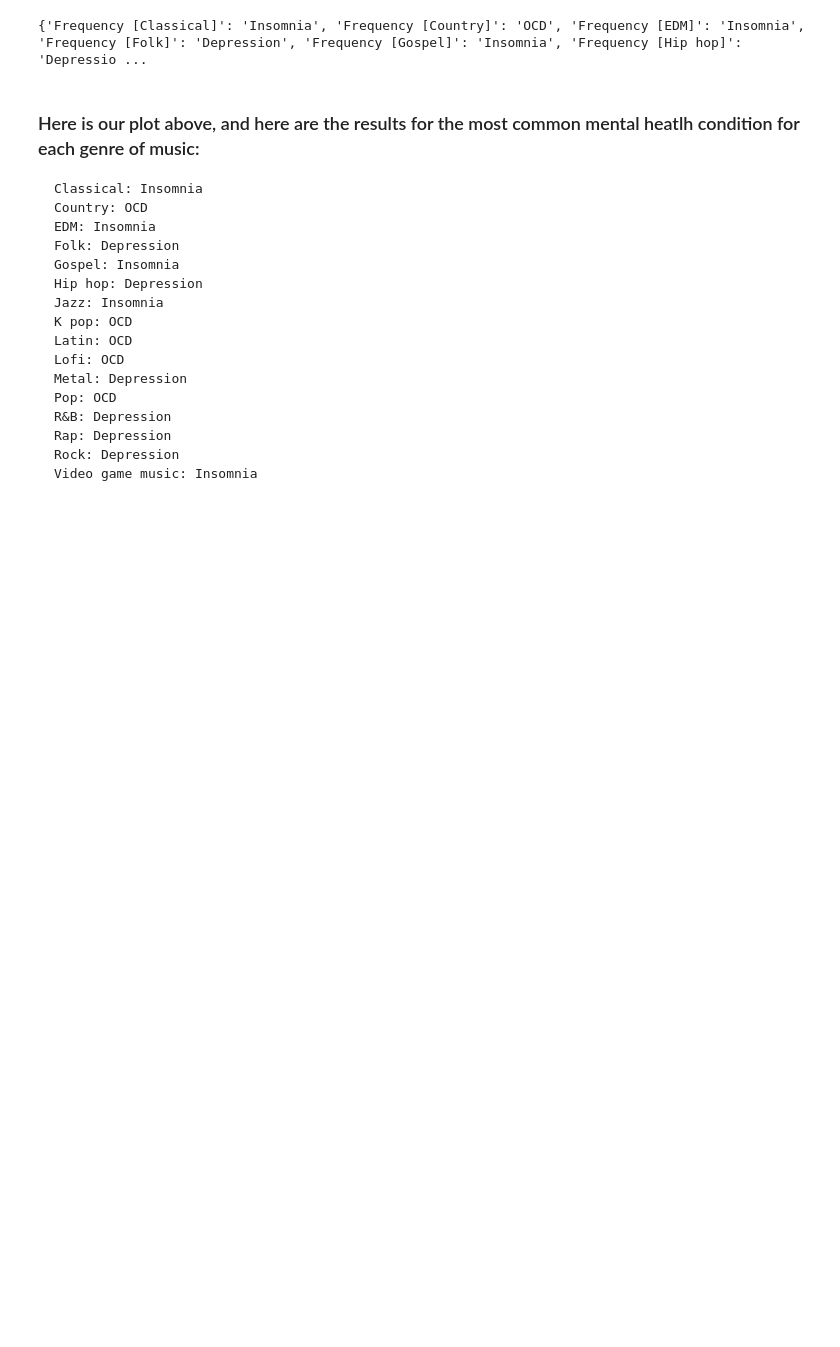
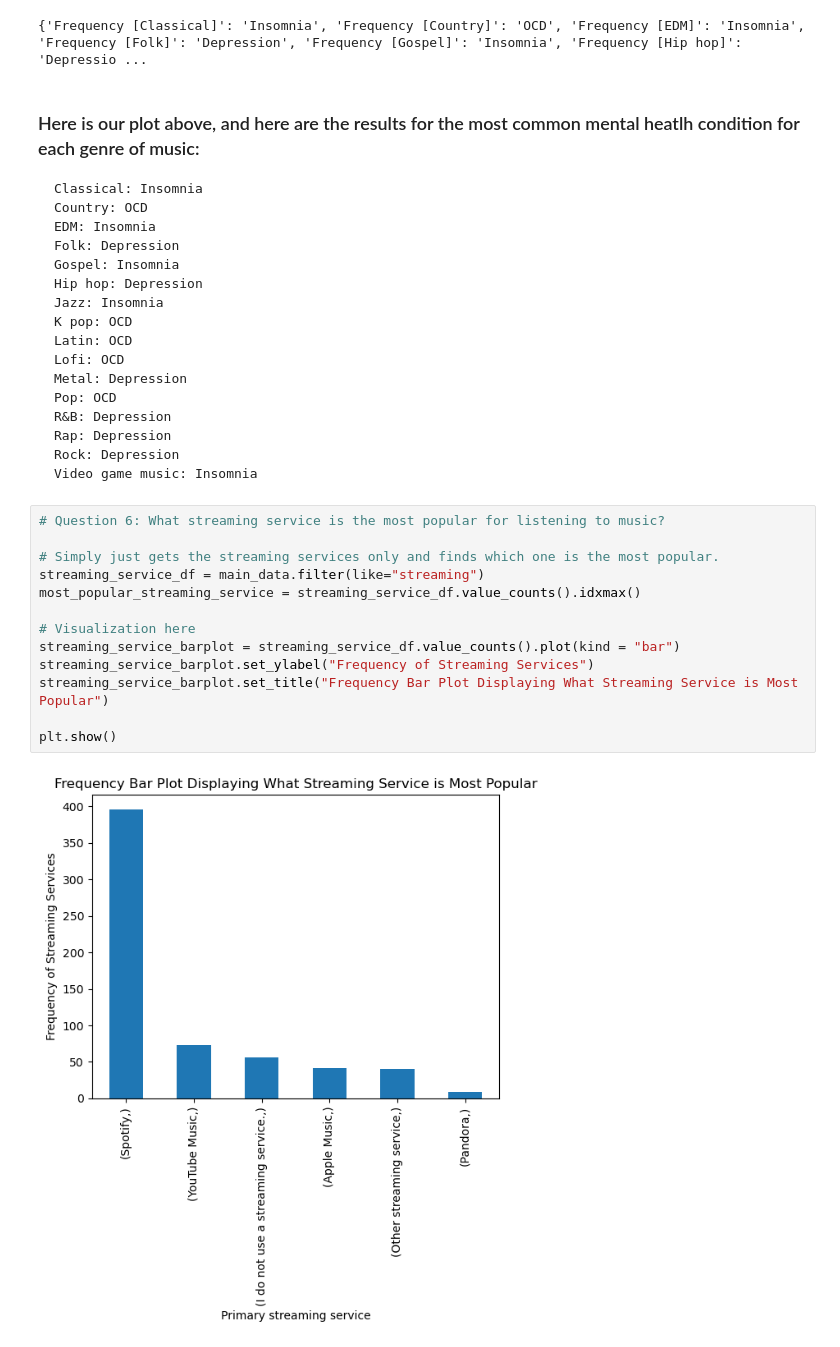
Before and after one commit to GamingCuber/final_project_hth, a Jupyter notebook: src/main.ipynb, the cells around one changed output. Saved outputs shown, nothing was run; the diff lists cells and outputs as text; blank space fills up the shorter version.

Commit message:
Finished Question 6

```diff
--- a/src/main.ipynb
+++ b/src/main.ipynb
@@ -155,3 +155,18 @@ print(most_common_mental_health_condition)
     Rap: Depression
     Rock: Depression
     Video game music: Insomnia
+# %%
+# Question 6: What streaming service is the most popular for listening to music?
+
+# Simply just gets the streaming services only and finds which one is the most popular.
+streaming_service_df = main_data.filter(like="streaming")
+most_popular_streaming_service = streaming_service_df.value_counts().idxmax()
+
+# Visualization here
+streaming_service_barplot = streaming_service_df.value_counts().plot(kind = "bar")
+streaming_service_barplot.set_ylabel("Frequency of Streaming Services")
+streaming_service_barplot.set_title("Frequency Bar Plot Displaying What Streaming Service is Most Popular")
+
+plt.show()
+# %% [output]
+[figure, added]
```
Also changed, not shown: parts of 3 cells of this notebook.
